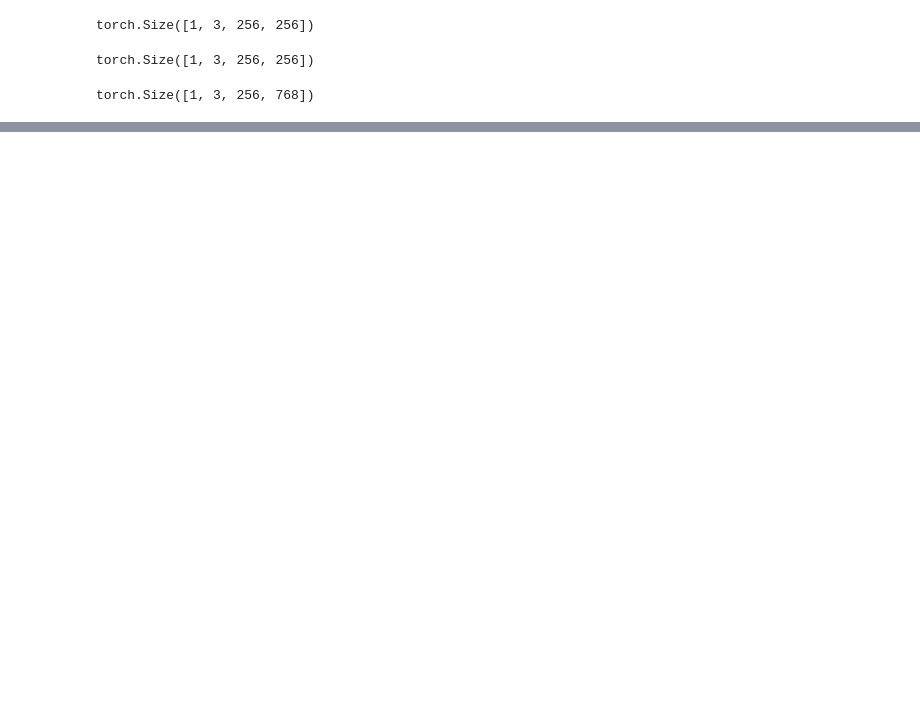
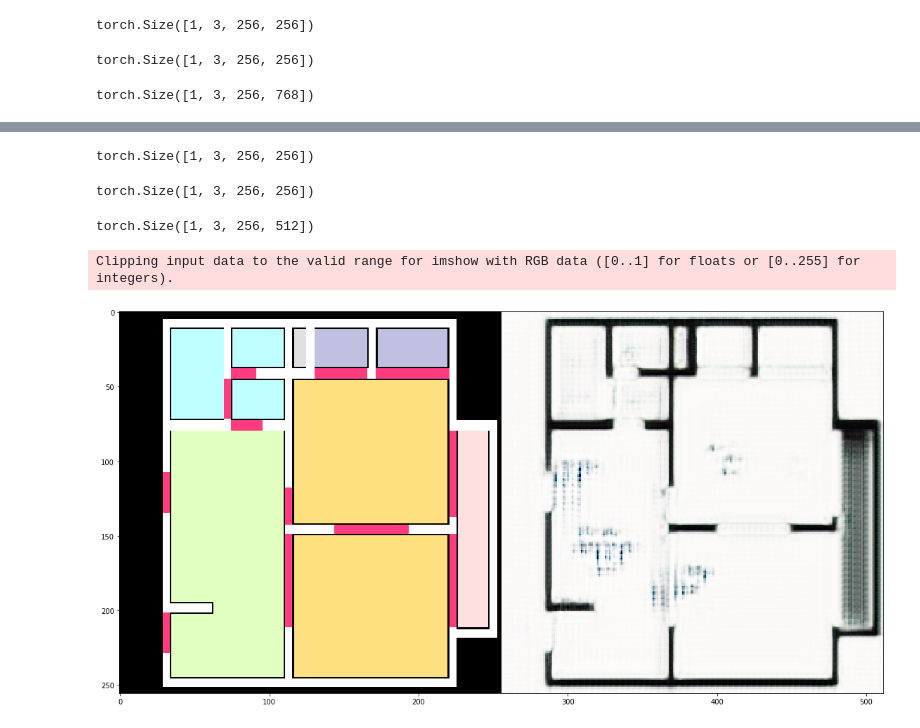
Before and after one commit to chnghia/pytorch-lightning-gan, a Jupyter notebook: 007_pix2pix.ipynb, the cells around one changed output, grey strips where cells are left out. Drawn from its saved outputs; the diff is of its cells as text; code cells hidden in the pictures; blank space fills up the shorter version.

```diff
--- a/007_pix2pix.ipynb
+++ b/007_pix2pix.ipynb
@@ -211,0 +222,27 @@ plt.imshow(np.transpose(npgrid, (1, 2, 0)), interpolation='nearest')
+# %%
+im = Image.open(path_A).convert('RGB')
+im_resized = im.resize((img_width, img_height))
+img_A = np.array(im_resized).astype(np.float32).transpose((2, 0, 1))
+img_A = img_A / 255.
+# %%
+input = torch.from_numpy(img_A).unsqueeze(0)
+input = input.to(device)
+input.shape
+# %% [output]
+torch.Size([1, 3, 256, 256])
+# %%
+generated = model(input)
+generated.shape
+# %% [output]
+torch.Size([1, 3, 256, 256])
+# %%
+img_sample = torch.cat((input, generated), -1)
+print(img_sample.shape)
+grid = torchvision.utils.make_grid(img_sample)
+# %% [output]
+torch.Size([1, 3, 256, 512])
+# %%
+display_generated(grid)
+# %% [output]
+Clipping input data to the valid range for imshow with RGB data ([0..1] for floats or [0..255] for integers).
+[figure, added]
```
Also changed, not shown: parts of 18 cells of this notebook, 3 other files.
